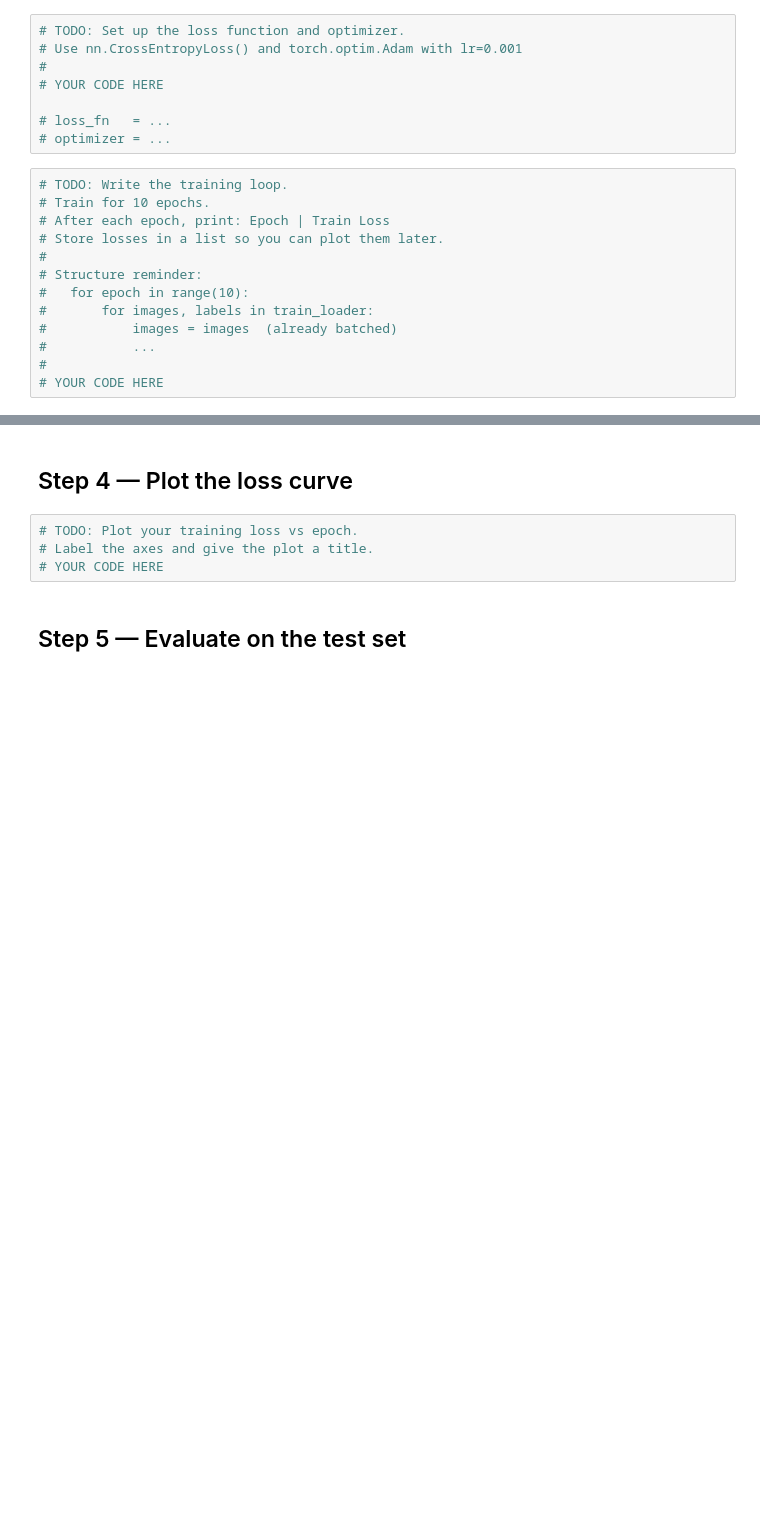
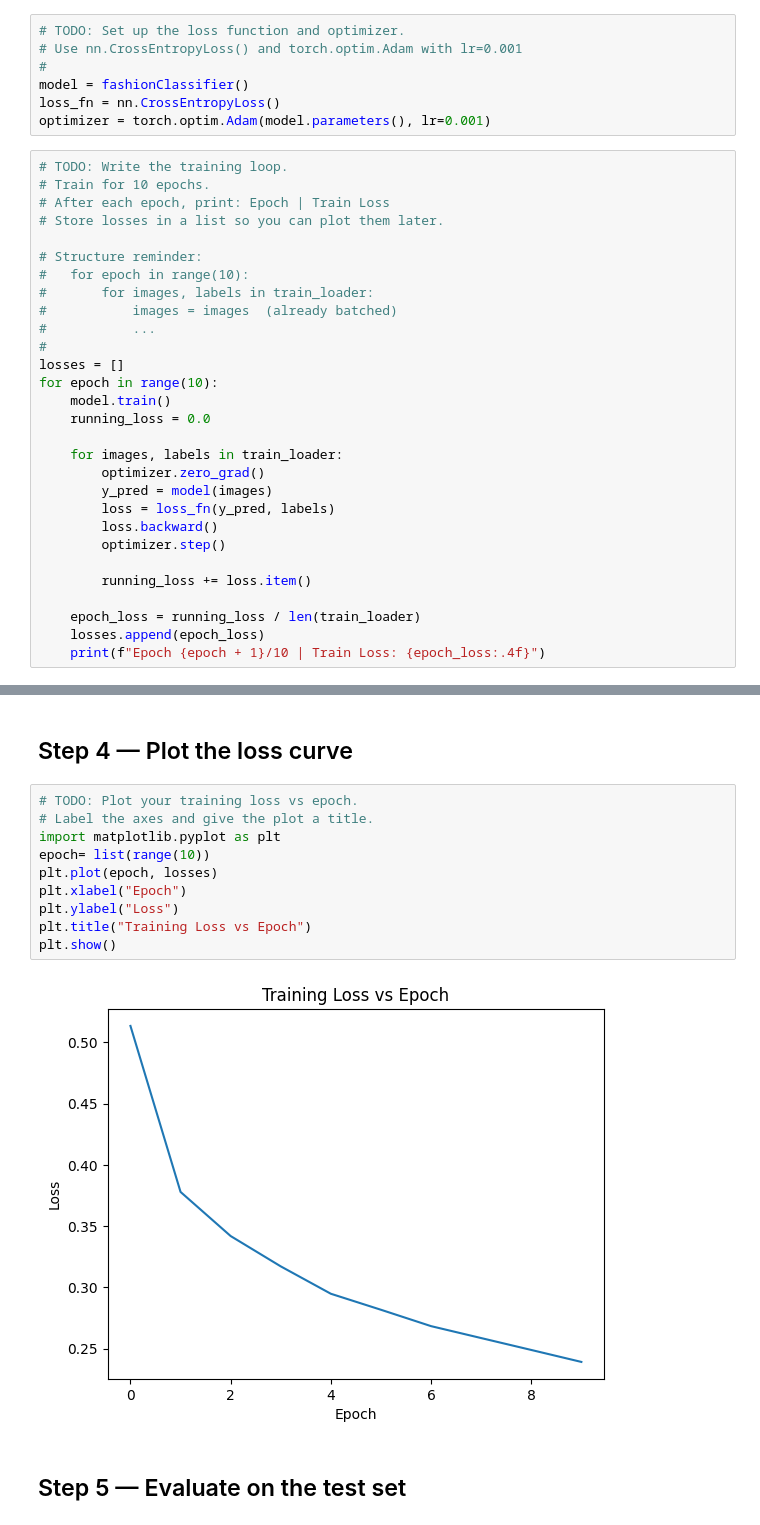
Before and after one commit to avg03/Glyph-atharva, a Jupyter notebook: Week 1/Assignment/assignment.ipynb, the cells around one changed output, grey strips where cells are left out. Cells and saved outputs as stored; diff of their text form; blank space fills up the shorter version.

```diff
--- a/Week 1/Assignment/assignment.ipynb
+++ b/Week 1/Assignment/assignment.ipynb
@@ -68,20 +118,35 @@ Use `nn.Sequential` or a custom `nn.Module`. The input is a flattened 28×28 = 7
 # TODO: Set up the loss function and optimizer.
 # Use nn.CrossEntropyLoss() and torch.optim.Adam with lr=0.001
 #
-# YOUR CODE HERE
-
-# loss_fn   = ...
-# optimizer = ...
+model = fashionClassifier()
+loss_fn = nn.CrossEntropyLoss()
+optimizer = torch.optim.Adam(model.parameters(), lr=0.001)
 # %%
 # TODO: Write the training loop.
 # Train for 10 epochs.
 # After each epoch, print: Epoch | Train Loss
 # Store losses in a list so you can plot them later.
-#
+
 # Structure reminder:
 #   for epoch in range(10):
 #       for images, labels in train_loader:
 #           images = images  (already batched)
 #           ...
 #
-# YOUR CODE HERE
+losses = []
+for epoch in range(10):
+    model.train()
+    running_loss = 0.0
+
+    for images, labels in train_loader:
+        optimizer.zero_grad()
+        y_pred = model(images)
+        loss = loss_fn(y_pred, labels)
+        loss.backward()
+        optimizer.step()
+
+        running_loss += loss.item()
+
+    epoch_loss = running_loss / len(train_loader)
+    losses.append(epoch_loss)
+    print(f"Epoch {epoch + 1}/10 | Train Loss: {epoch_loss:.4f}")
@@ -90,7 +166,15 @@ Use `nn.Sequential` or a custom `nn.Module`. The input is a flattened 28×28 = 7
 # %%
 # TODO: Plot your training loss vs epoch.
 # Label the axes and give the plot a title.
-# YOUR CODE HERE
+import matplotlib.pyplot as plt
+epoch= list(range(10))
+plt.plot(epoch, losses)
+plt.xlabel("Epoch")
+plt.ylabel("Loss")
+plt.title("Training Loss vs Epoch")
+plt.show()
+# %% [output]
+[figure, added]
 # %% [markdown]
 ## Step 5 — Evaluate on the test set
 # %%
```
Also changed, not shown: parts of 6 cells of this notebook, 10 other files.
